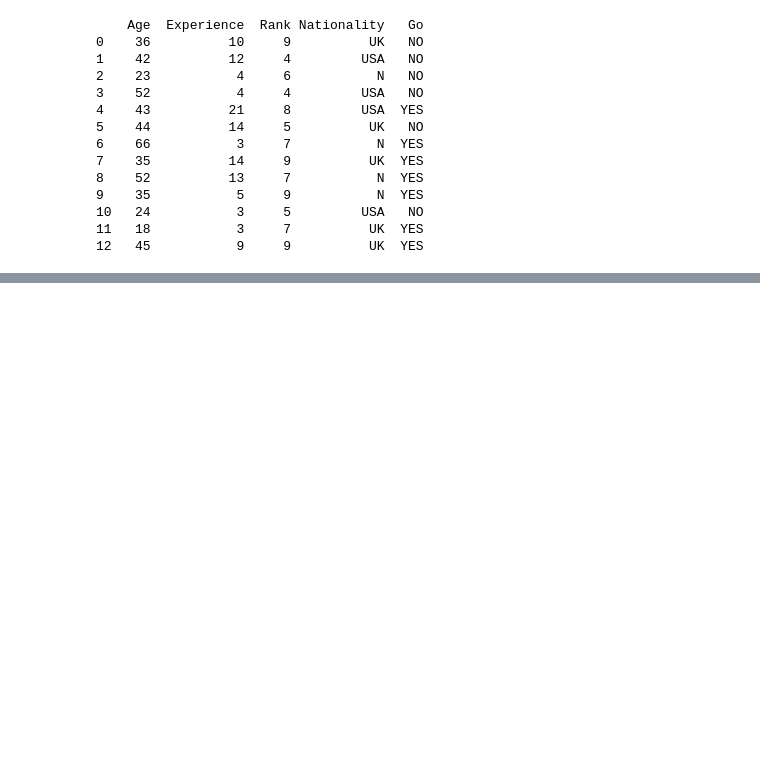
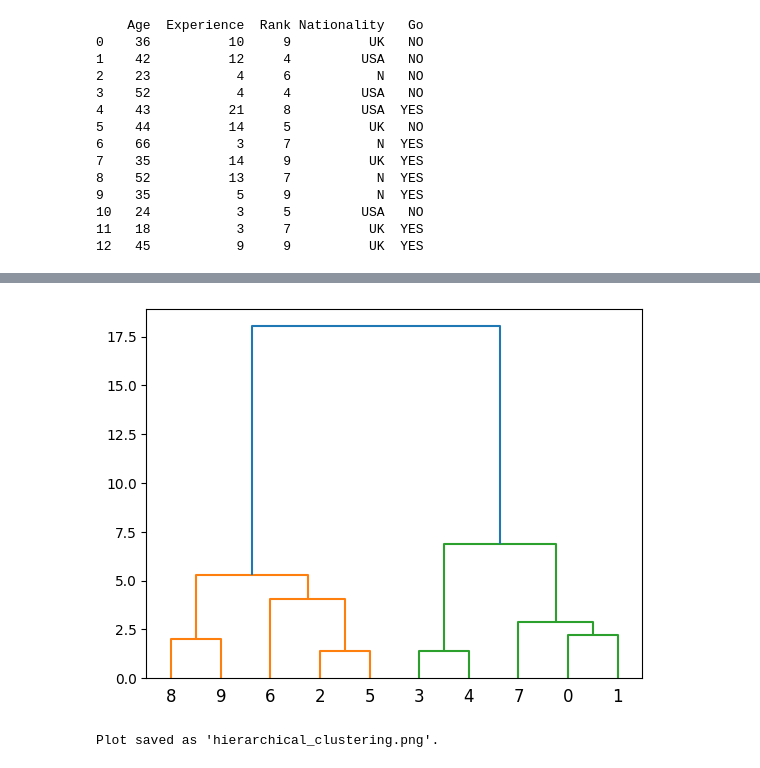
Before and after one commit to kofi-teddy/fluent-python, a Jupyter notebook: ml-notes.ipynb, the cells around one changed output, grey strips where cells are left out. Cells and saved outputs as stored; diff of their text form; code cells hidden in the pictures; blank space fills up the shorter version.

```diff
--- a/ml-notes.ipynb
+++ b/ml-notes.ipynb
@@ -486,0 +739,58 @@ print(df)
+# %%
+# compute the ward linkage using euclidean distance,
+# and visualize it using a dendrogram:
+from scipy.cluster.hierarchy import dendrogram, linkage
+
+
+x = [4, 5, 10, 4, 3, 11, 14 , 6, 10, 12]
+y = [21, 19, 24, 17, 16, 25, 24, 22, 21, 21]
+
+data = list(zip(x, y))
+
+linkage_data = linkage(data, method='ward', metric='euclidean')
+dendrogram(linkage_data)
+
+plt.show()
+# %% [output]
+[figure, added]
+# %%
+# do the same thing with Python's scikit-learn library.
+# Then, visualize on a 2-dimensional plot:
+
+import sys
+import matplotlib
+matplotlib.use('Agg')
+import matplotlib.pyplot as plt
+
+from sklearn.cluster import AgglomerativeClustering
+
+
+# Data points
+x = [4, 5, 10, 4, 3, 11, 14, 6, 10, 12]
+y = [21, 19, 24, 17, 16, 25, 24, 22, 21, 21]
+
+# Combine x and y into a single list of tuples
+data = list(zip(x, y))
+
+# Initialize the AgglomerativeClustering model
+hierarchical_cluster = AgglomerativeClustering(n_clusters=2, linkage='ward')
+
+# Fit the model and predict the cluster labels
+labels = hierarchical_cluster.fit_predict(data)
+
+# Plot the clustered data points
+plt.scatter(x, y, c=labels)
+plt.title('Hierarchical Clustering Dendrogram')
+plt.xlabel('X')
+plt.ylabel('Y')
+plt.show()
+
+# Save the plot to a file
+plt.savefig('hierarchical_clustering.png')
+
+# If you want to display the plot in interactive environments
+# plt.show()
+
+print("Plot saved as 'hierarchical_clustering.png'.")
+# %% [output]
+Plot saved as 'hierarchical_clustering.png'.
```
Also changed, not shown: parts of 13 cells of this notebook, 1 other file.
